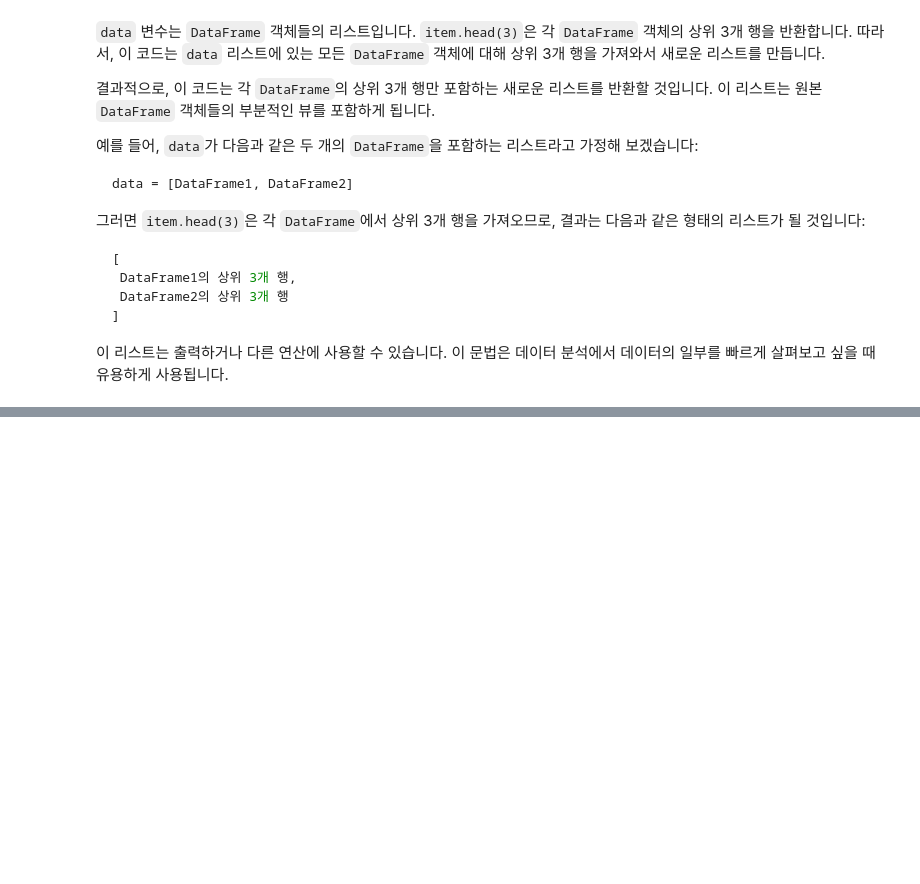
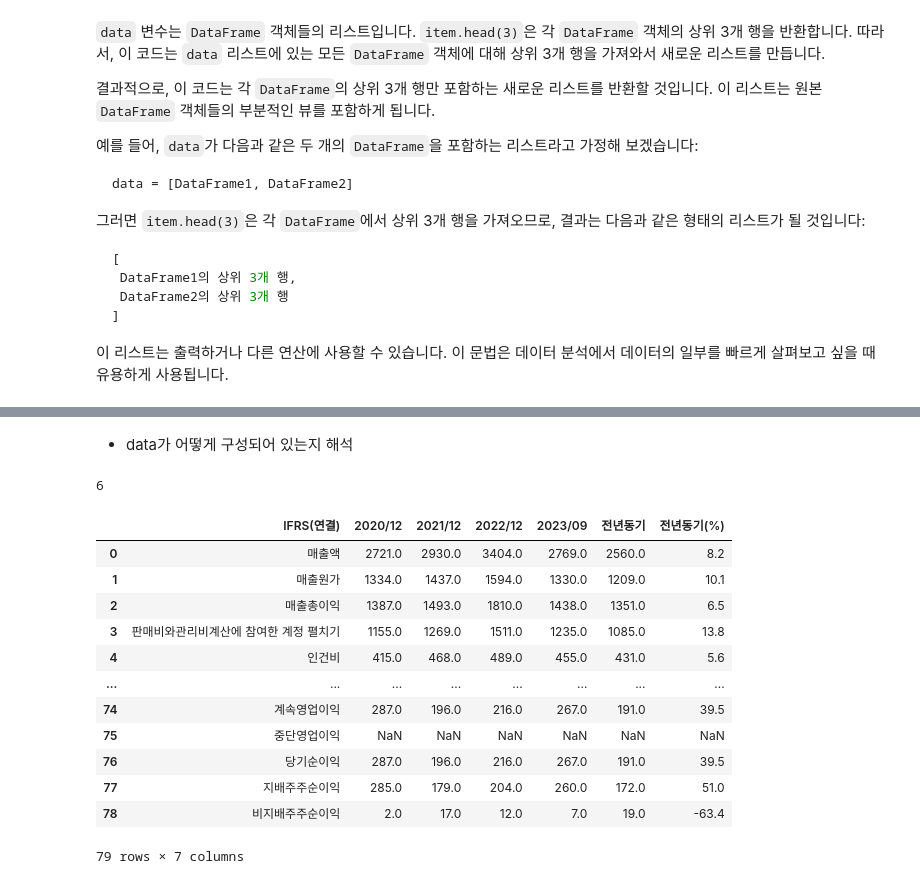
Before and after one commit to 12ZodiacSigns/Quant_Investing-python, a Jupyter notebook: 10_ex.ipynb, the cells around one changed output, grey strips where cells are left out. Drawn from its saved outputs; the diff is of its cells as text; code cells hidden in the pictures; blank space fills up the shorter version.

```diff
--- a/10_ex.ipynb
+++ b/10_ex.ipynb
@@ -1068,0 +1112,23 @@ data = [DataFrame1, DataFrame2]
+# %% [markdown]
+- data가 어떻게 구성되어 있는지 해석
+# %%
+len(data)
+# %% [output]
+6
+# %%
+# 포괄손익계산서 : data[0] - 연간, data[1] - 분기
+data[0]
+# %% [output]
+|  | IFRS(연결) | 2020/12 | 2021/12 | 2022/12 | 2023/09 | 전년동기 | 전년동기(%) |
+| 0 | 매출액 | 2721.0 | 2930.0 | 3404.0 | 2769.0 | 2560.0 | 8.2 |
+| 1 | 매출원가 | 1334.0 | 1437.0 | 1594.0 | 1330.0 | 1209.0 | 10.1 |
+| 2 | 매출총이익 | 1387.0 | 1493.0 | 1810.0 | 1438.0 | 1351.0 | 6.5 |
+| 3 | 판매비와관리비계산에 참여한 계정 펼치기 | 1155.0 | 1269.0 | 1511.0 | 1235.0 | 1085.0 | 13.8 |
+| 4 | 인건비 | 415.0 | 468.0 | 489.0 | 455.0 | 431.0 | 5.6 |
+| ... | ... | ... | ... | ... | ... | ... | ... |
+| 74 | 계속영업이익 | 287.0 | 196.0 | 216.0 | 267.0 | 191.0 | 39.5 |
+| 75 | 중단영업이익 | NaN | NaN | NaN | NaN | NaN | NaN |
+| 76 | 당기순이익 | 287.0 | 196.0 | 216.0 | 267.0 | 191.0 | 39.5 |
+| 77 | 지배주주순이익 | 285.0 | 179.0 | 204.0 | 260.0 | 172.0 | 51.0 |
+| 78 | 비지배주주순이익 | 2.0 | 17.0 | 12.0 | 7.0 | 19.0 | -63.4 |
+79 rows × 7 columns
```
Also changed, not shown: parts of 27 cells of this notebook.
